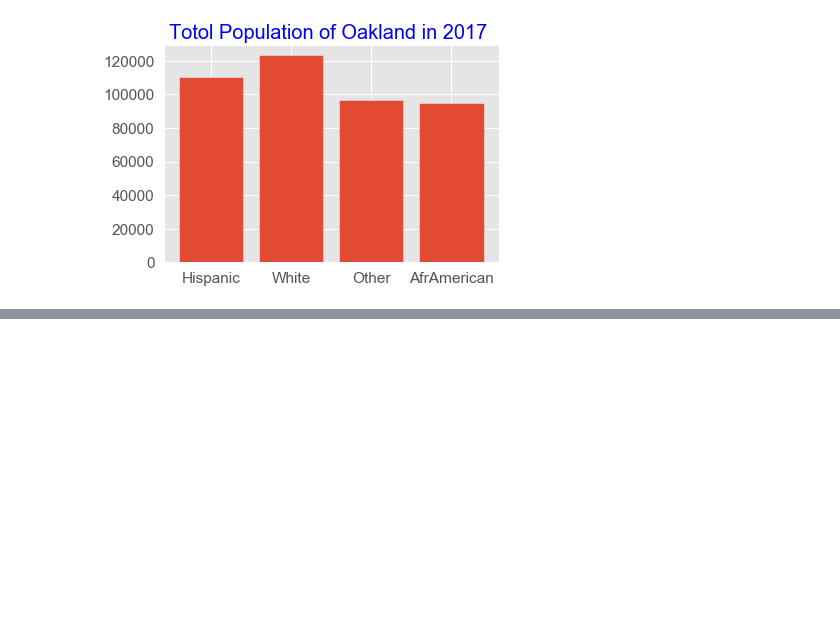
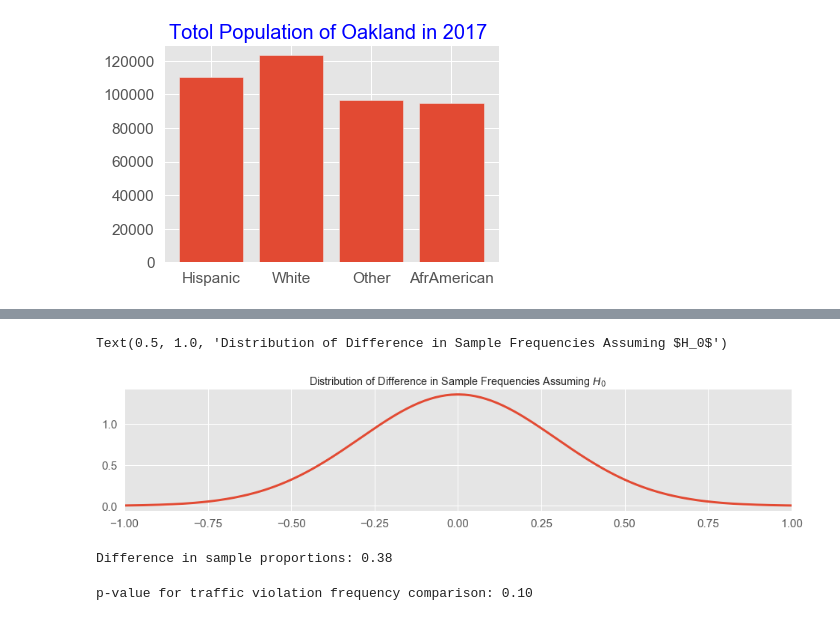
Before and after one commit to TemesgenT/Capestone_Project_1, a Jupyter notebook: CapeStoneproject_1.ipynb, the cells around one changed output, grey strips where cells are left out. Cells and saved outputs as stored; diff of their text form; code cells hidden in the pictures; blank space fills up the shorter version.

```diff
--- a/CapeStoneproject_1.ipynb
+++ b/CapeStoneproject_1.ipynb
@@ -216,0 +236,24 @@ ax.set_title("Traffic violation by Sex and Race Male",color = 'blue', fontsize =
+# %%
+
+fig, ax = plt.subplots(1, figsize=(16, 3))
+
+x = np.linspace(-1, 1, num=250)
+ax.plot(x, difference_in_proportions.pdf(x), linewidth=3)
+ax.set_xlim(-1, 1)
+ax.set_title("Distribution of Difference in Sample Frequencies Assuming $H_0$")
+# %% [output]
+Text(0.5, 1.0, 'Distribution of Difference in Sample Frequencies Assuming $H_0$')
+[figure, added]
+# %%
+sample_one_freq = sample_one/Total_sample_size
+sample_two_freq = sample_two /Total_sample_size
+difference_in_sample_proportions = sample_one_freq - sample_two_freq
+print("Difference in sample proportions: {:2.2f}".format(difference_in_sample_proportions))
+# %% [output]
+Difference in sample proportions: 0.38
+# %%
+
+p_value = 1 - difference_in_proportions.cdf(difference_in_sample_proportions)
+print("p-value for traffic violation frequency comparison: {:2.2f}".format(p_value))
+# %% [output]
+p-value for traffic violation frequency comparison: 0.10
```
Also changed, not shown: parts of 20 cells of this notebook, 1 other file.
